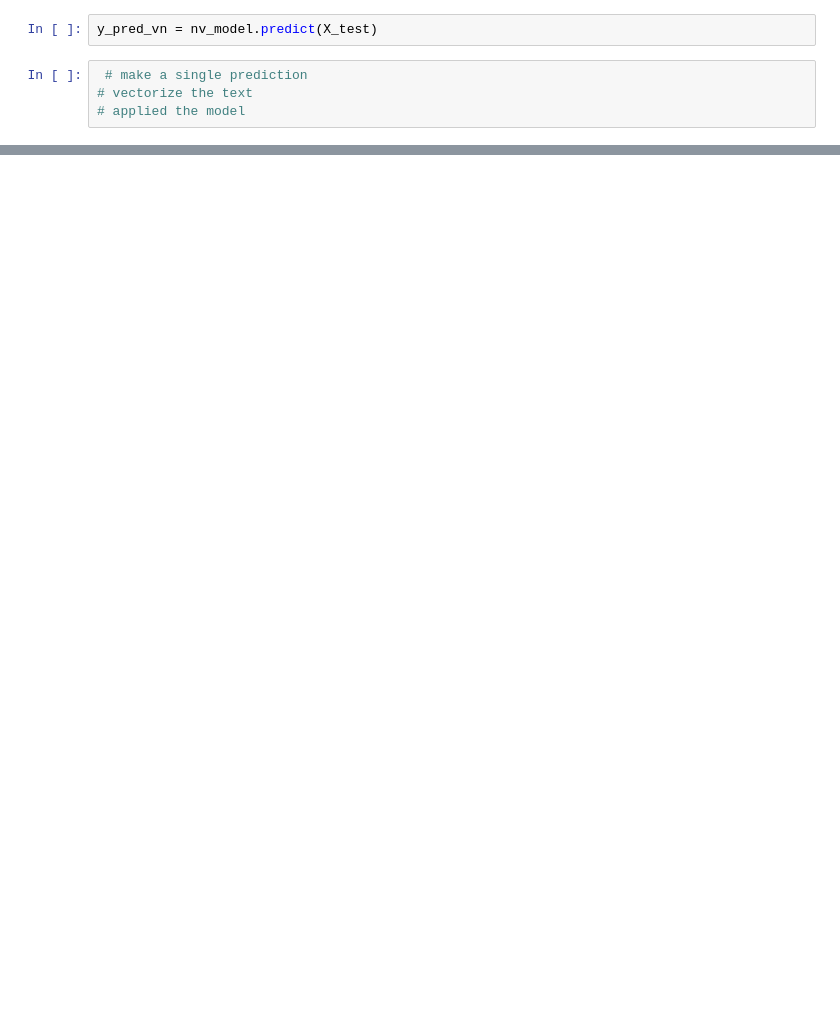
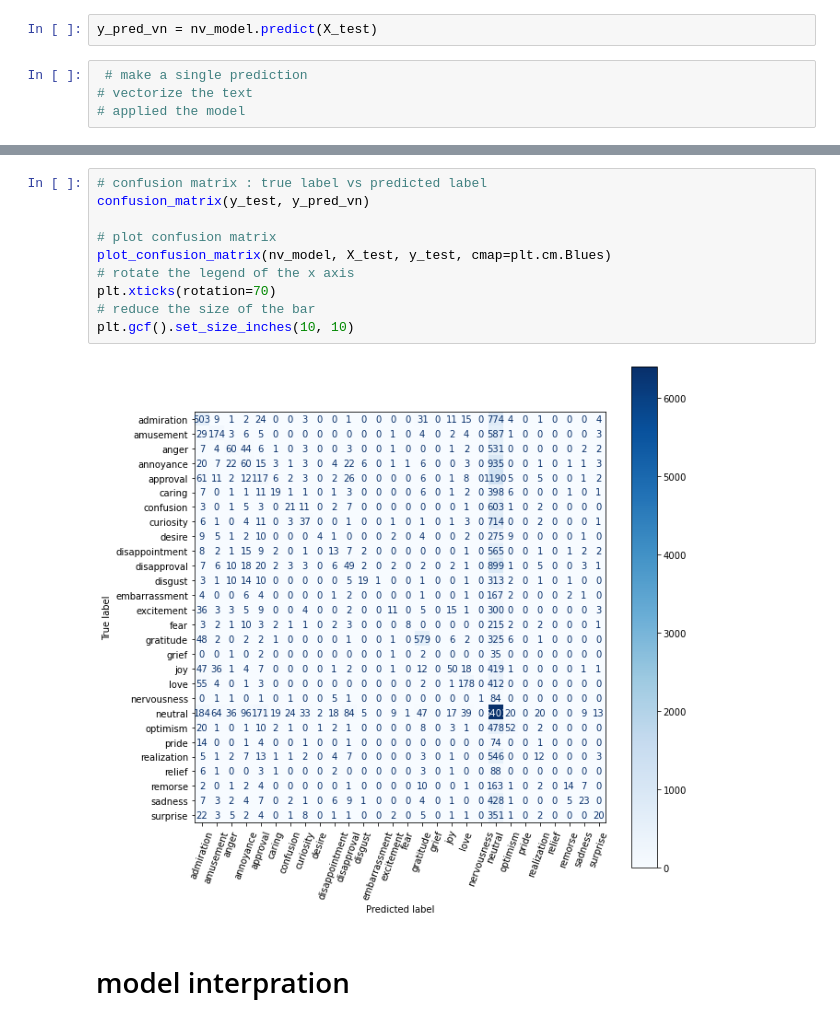
Before and after one commit to mlbam/Project-Supervised-learning, a Jupyter notebook: test_orthers_models_sklearn.ipynb, the cells around one changed output, grey strips where cells are left out. Cells and saved outputs as stored; diff of their text form; blank space fills up the shorter version.

```diff
--- a/test_orthers_models_sklearn.ipynb
+++ b/test_orthers_models_sklearn.ipynb
@@ -348,0 +536,14 @@ array(['love'], dtype='<U14')
+# %%
+# confusion matrix : true label vs predicted label
+confusion_matrix(y_test, y_pred_vn)
+
+# plot confusion matrix
+plot_confusion_matrix(nv_model, X_test, y_test, cmap=plt.cm.Blues)
+# rotate the legend of the x axis
+plt.xticks(rotation=70)
+# reduce the size of the bar
+plt.gcf().set_size_inches(10, 10)
+# %% [output]
+[figure, added]
+# %% [markdown]
+# model interpration
```
Also changed, not shown: parts of 55 cells of this notebook, 2 other files.
